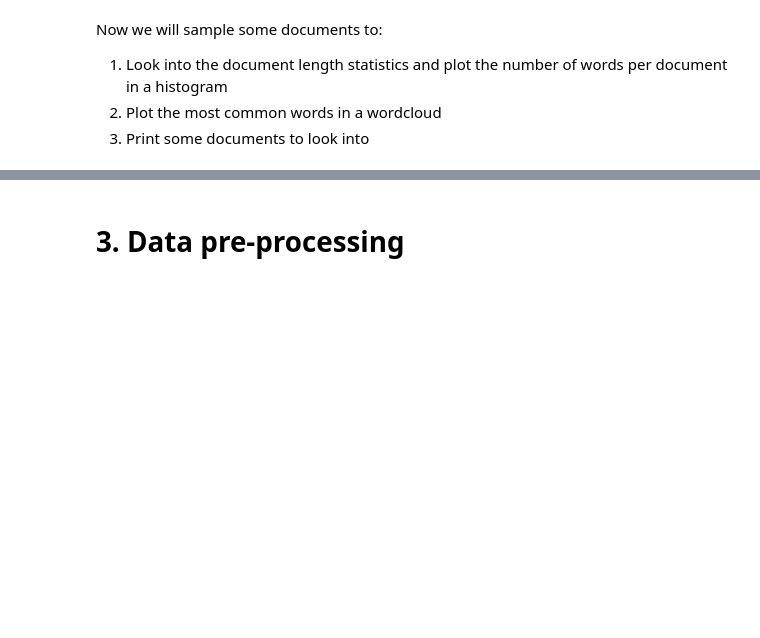
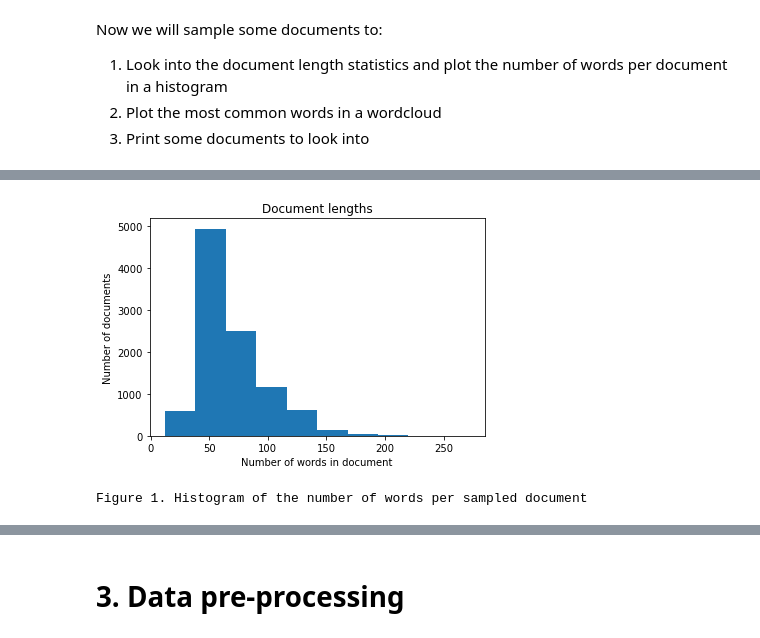
Before and after one commit to max1e/ir-project, a Jupyter notebook: sesame_street.ipynb, the cells around one changed output, grey strips where cells are left out. Cells and saved outputs as stored; diff of their text form; code cells hidden in the pictures; blank space fills up the shorter version.

```diff
--- a/sesame_street.ipynb
+++ b/sesame_street.ipynb
@@ -60,3 +72,11 @@ Then we fetch our queries
+# %%
+# Collect documents
+documents = pd.DataFrame(columns=['id', 'contents'])
+docs_filenames = glob.glob('data/msmarco_passage/collection_jsonl/*.json')
+
+for filename in docs_filenames:
+    file_docs = pd.read_json(filename, lines=True)
+    documents = pd.concat([documents, file_docs ], ignore_index=True)
 # %% [markdown]
 # 2. Data exploration
 We will start with some data exploration, to gain a better understanding of what we are dealing with and what pre-processing steps we should consider.
@@ -75,12 +101,7 @@ Now we will sample some documents to:
 1. Look into the document length statistics and plot the number of words per document in a histogram
 2. Plot the most common words in a wordcloud
 3. Print some documents to look into
-# %%
-# Collect documents
-documents = pd.DataFrame(columns=['id', 'contents'])
-docs_filenames = glob.glob('data/msmarco_passage/collection_jsonl/*.json')
-
-for filename in docs_filenames:
- file_docs = pd.read_json(filename, lines=True)
- sample = file_docs.sample(1000, random_state=1)
- documents = pd.concat([documents, sample], ignore_index=True)
+# %%
+# Collect documents
+sample = documents.sample(10000, random_state=1)
+sample.head(5)
@@ -87,8 +115,15 @@ for filename in docs_filenames:
 # %%
 # Document length statistics
-words = list(map(lambda x: wordpunct_tokenize(x), documents['contents']))
-lengths = np.array(list(map(lambda x: len(x), words)))
+queries_words = list(map(lambda x: wordpunct_tokenize(x), queries.values()))
+query_lengths = np.array(list(map(lambda x: len(x), queries_words)))
 
-print(f'Average document length: {lengths.mean()}')
-print(f'Minimum document length: {lengths.min()}')
-print(f'Maximum document length: {lengths.max()}')
+docs_words = list(map(lambda x: wordpunct_tokenize(x), sample['contents']))
+doc_lengths = np.array(list(map(lambda x: len(x), docs_words)))
+
+print(f'Average query length: {query_lengths.mean()}')
+print(f'Minimum query length: {query_lengths.min()}')
+print(f'Maximum query length: {query_lengths.max()}')
+print()
+print(f'Average document length: {doc_lengths.mean()}')
+print(f'Minimum document length: {doc_lengths.min()}')
+print(f'Maximum document length: {doc_lengths.max()}')
@@ -95,10 +138,13 @@ print(f'Maximum document length: {lengths.max()}')
 # %%
 # Histogram
-plt.hist(lengths)
+plt.hist(doc_lengths)
 plt.xlabel('Number of words in document')
 plt.ylabel('Number of documents')
 plt.title('Document lengths')
 plt.show()
 print('Figure 1. Histogram of the number of words per sampled document')
+# %% [output]
+[figure, added]
+Figure 1. Histogram of the number of words per sampled document
 # %%
 # Wordcloud
```
Also changed, not shown: parts of 32 cells of this notebook, 1 other file.
